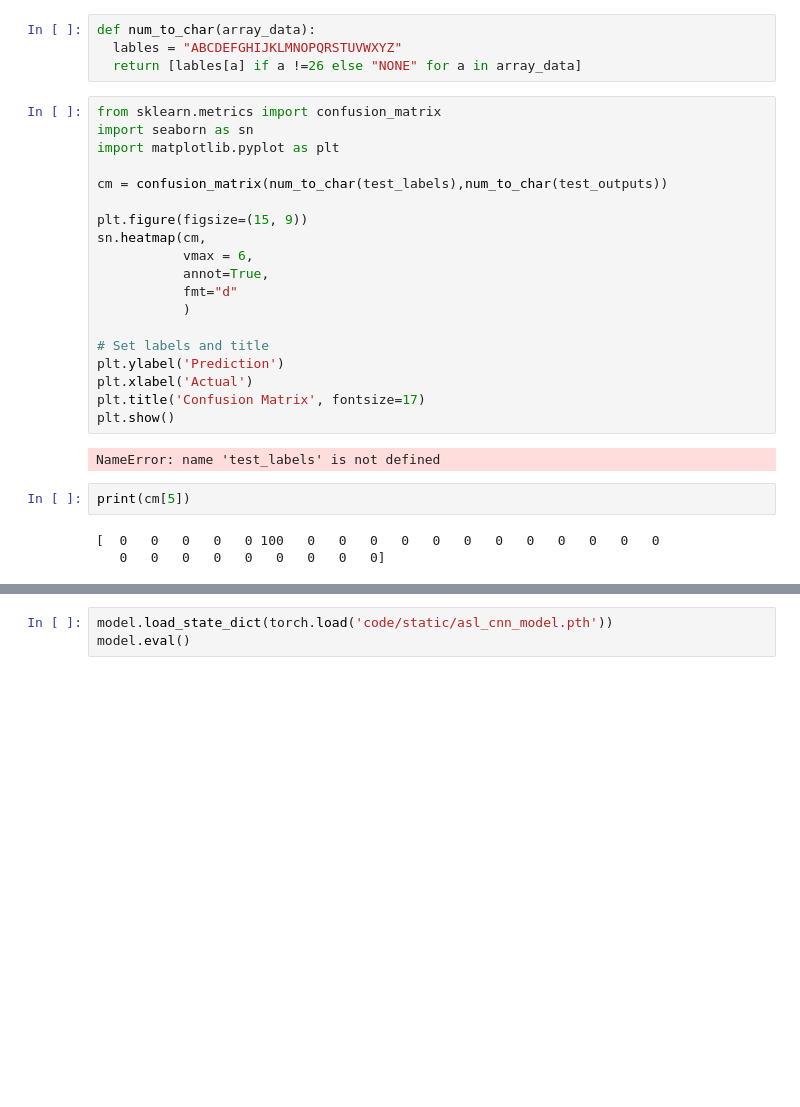
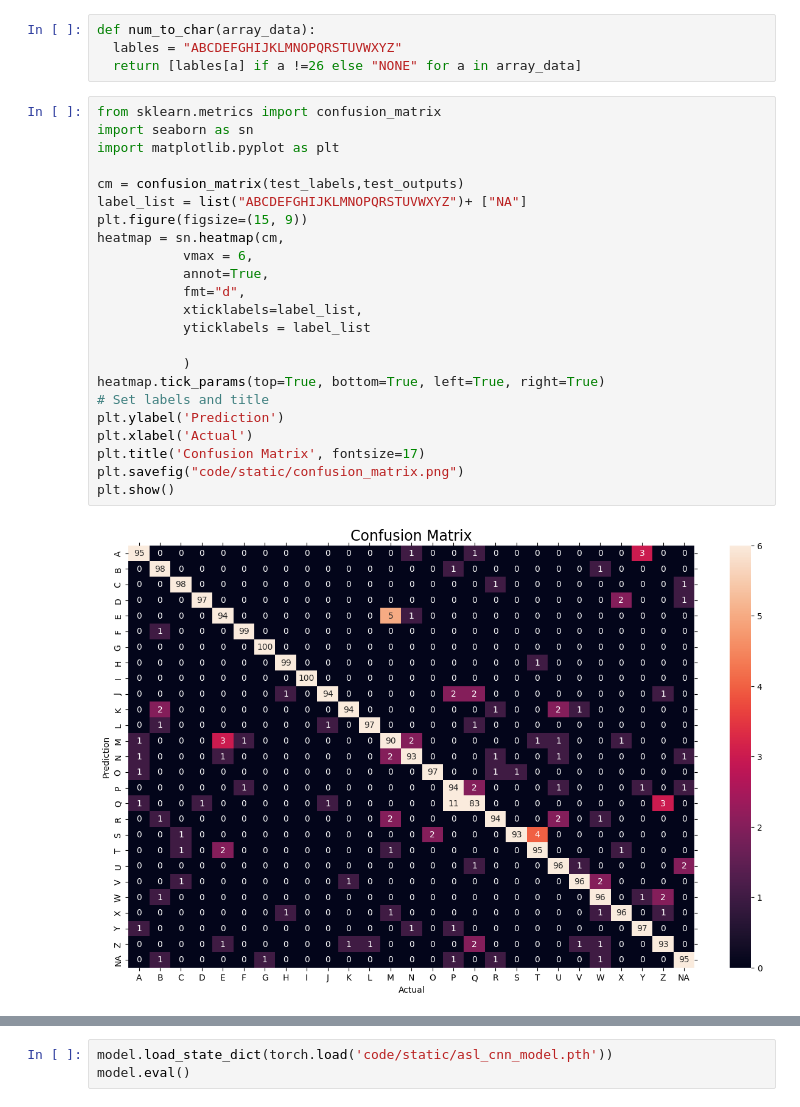
Before and after one commit to AmitAaranya/ASL-Recognition-with-CNN-PyTorch, a Jupyter notebook: google-colab.ipynb, the cells around one changed output, grey strips where cells are left out. Drawn from its saved outputs; the diff is of its cells as text; blank space fills up the shorter version.

Commit message:
Confusion Matrix and Classification report from sk-learn

```diff
--- a/google-colab.ipynb
+++ b/google-colab.ipynb
@@ -266,26 +270,25 @@ def num_to_char(array_data):
 # %%
 from sklearn.metrics import confusion_matrix
 import seaborn as sn
 import matplotlib.pyplot as plt
 
-cm = confusion_matrix(num_to_char(test_labels),num_to_char(test_outputs))
-
+cm = confusion_matrix(test_labels,test_outputs)
+label_list = list("ABCDEFGHIJKLMNOPQRSTUVWXYZ")+ ["NA"]
 plt.figure(figsize=(15, 9))
-sn.heatmap(cm,
+heatmap = sn.heatmap(cm,
            vmax = 6,
            annot=True,
-           fmt="d"
+           fmt="d",
+           xticklabels=label_list,
+           yticklabels = label_list
+
            )
-
+heatmap.tick_params(top=True, bottom=True, left=True, right=True)
 # Set labels and title
 plt.ylabel('Prediction')
 plt.xlabel('Actual')
 plt.title('Confusion Matrix', fontsize=17)
+plt.savefig("code/static/confusion_matrix.png")
 plt.show()
 # %% [output]
-NameError: name 'test_labels' is not defined
+[figure, added]
-# %%
-print(cm[5])
-# %% [output]
-[  0   0   0   0   0 100   0   0   0   0   0   0   0   0   0   0   0   0
-   0   0   0   0   0   0   0   0   0]
```
Also changed, not shown: parts of 6 cells of this notebook.
